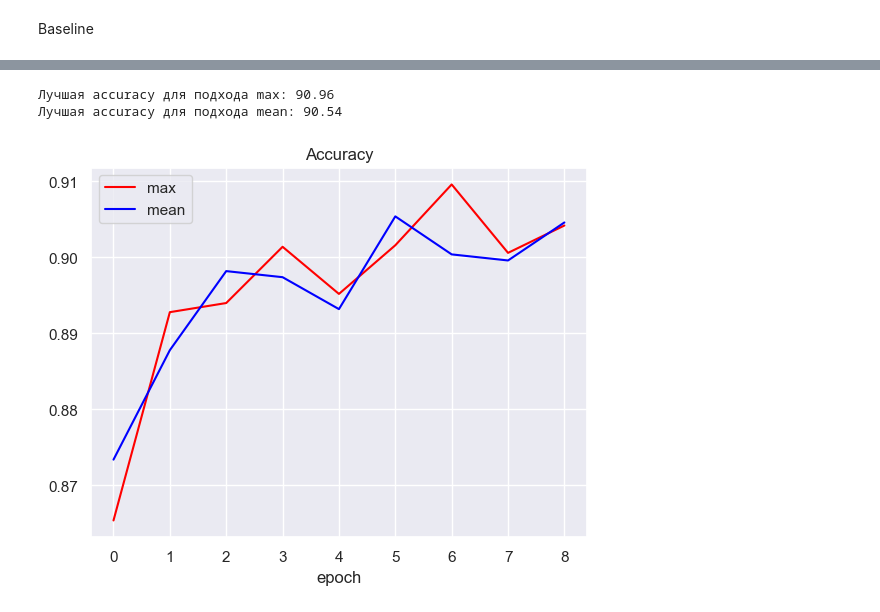
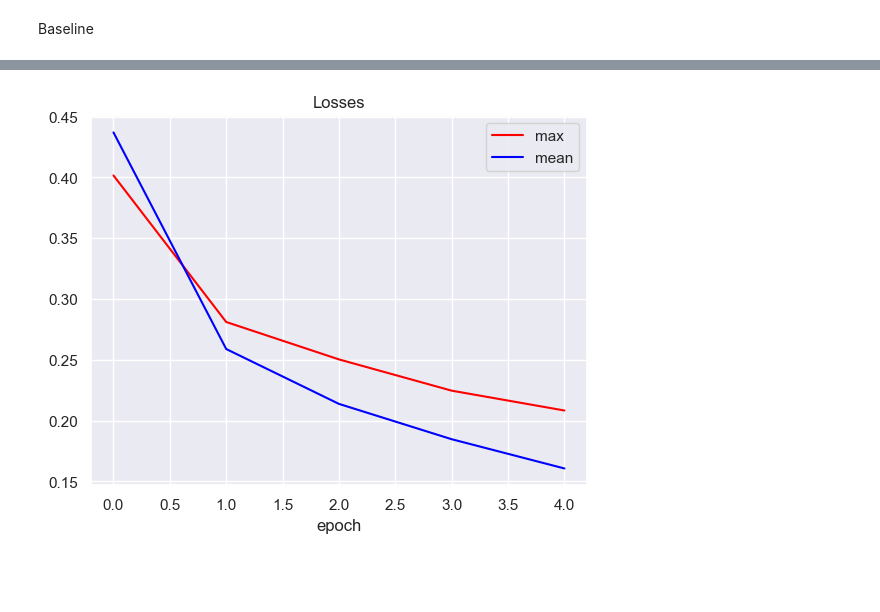
Before and after one commit to KatieGalaeva/NLP_stepik, a Jupyter notebook: NLP_stepik/hw_2/hw_text_classification.ipynb, the cells around one changed output, grey strips where cells are left out. Cells and saved outputs as stored; diff of their text form; code cells hidden in the pictures; blank space fills up the shorter version.

Commit message:
complete LSTM, GRU, RNN 2 layers, LSTM with 10 epoch

```diff
--- a/NLP_stepik/hw_2/hw_text_classification.ipynb
+++ b/NLP_stepik/hw_2/hw_text_classification.ipynb
@@ -308,0 +308,2 @@ Starting training for mean
+# %%
+loss_type, acc_type = train(CharLM)
@@ -309,8 +313,11 @@ Starting training for mean
 # %%
-for (name, values), color in zip(losses_type.items(), ['red', 'blue']):
-    plt.plot(np.arange(len(losses_type[name])), losses_type[name], color=color, label=name)
+def show_loss(losses_type, title):
 
-plt.title('Losses')
-plt.xlabel("epoch")
-plt.legend()
-plt.show()
+
+    for (name, values), color in zip(losses_type.items(), ['red', 'blue']):
+        plt.plot(np.arange(len(losses_type[name])), losses_type[name], color=color, label=name)
+
+    plt.title('Losses')
+    plt.xlabel("epoch")
+    plt.legend()
+    plt.show()
@@ -319,13 +324,15 @@ plt.show()
 # %%
-for (name, values), color in zip(losses_type.items(), ['red', 'blue']):
-    plt.plot(np.arange(len(acc_type[name][1:])), acc_type[name][1:], color=color, label=name)
-    print(f"Лучшая accuracy для подхода {name}: {(max(acc_type[name]) * 100):.2f}")
+def show_acc(acc_type, title):
 
-plt.title('Accuracy')
-plt.xlabel("epoch")
-plt.legend()
-plt.show()
+    for (name, values), color in zip(acc_type.items(), ['red', 'blue']):
+        plt.plot(np.arange(len(acc_type[name][1:])), acc_type[name][1:], color=color, label=name)
+        print(f"Лучшая accuracy для подхода {name}: {(max(acc_type[name]) * 100):.2f}")
+
+    plt.title('Accuracy')
+    plt.xlabel("epoch")
+    plt.legend()
+    plt.show()
-# %% [output]
-Лучшая accuracy для подхода max: 90.96
-Лучшая accuracy для подхода mean: 90.54
-[figure, removed]
+# %%
+show_loss(loss_type, "Losses of default Model")
+# %% [output]
+[figure, added]
```
Also changed, not shown: parts of 27 cells of this notebook.
